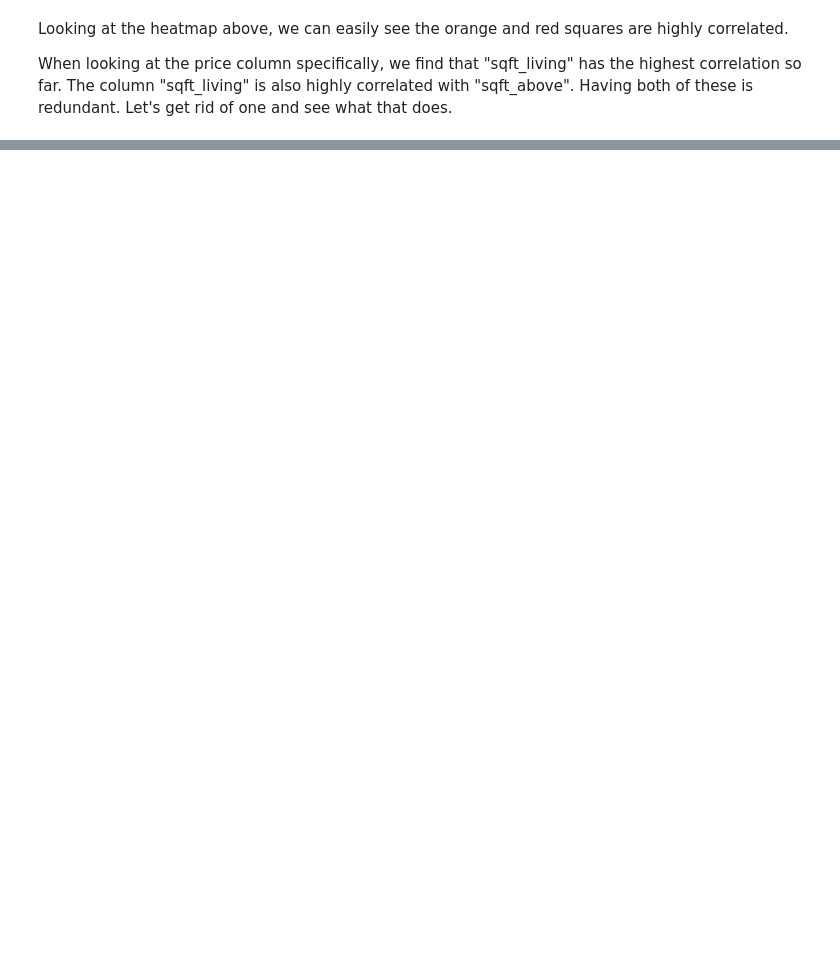
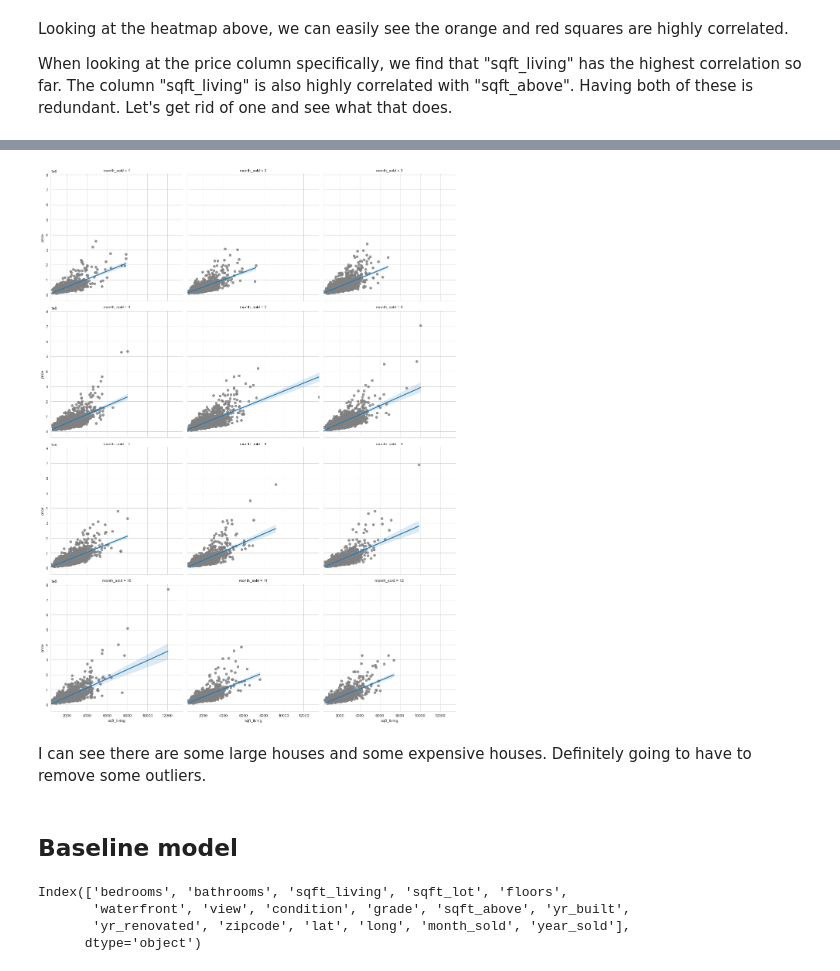
Before and after one commit to cassnutt/Housing_price_predictions, a Jupyter notebook: EDA Notebook.ipynb, the cells around one changed output, grey strips where cells are left out. Saved outputs shown, nothing was run; the diff lists cells and outputs as text; code cells hidden in the pictures; blank space fills up the shorter version.

Commit message:
more data cleaning and feature engineering

```diff
--- a/EDA Notebook.ipynb
+++ b/EDA Notebook.ipynb
@@ -347,0 +448,9 @@ plt.show()
+# %%
+g1 = sns.lmplot(x= 'sqft_living', y= 'price', data= df, col= 'month_sold',
+               col_wrap= 3, scatter_kws = {'color': 'gray'})
+# %% [output]
+[figure, added]
+# %% [markdown]
+I can see there are some large houses and some expensive houses. Definitely going to have to remove some outliers.
+# %% [markdown]
+## Baseline model
@@ -347,0 +460,11 @@ plt.show()
+# %%
+df1 = df.copy()
+outcome = 'price'
+x_cols = df1.drop(['price', 'id', 'sqft_basement', 'sqft_living15',
+                 'sqft_lot15'], axis= 1).columns
+x_cols
+# %% [output]
+Index(['bedrooms', 'bathrooms', 'sqft_living', 'sqft_lot', 'floors',
+       'waterfront', 'view', 'condition', 'grade', 'sqft_above', 'yr_built',
+       'yr_renovated', 'zipcode', 'lat', 'long', 'month_sold', 'year_sold'],
+      dtype='object')
```
Also changed, not shown: parts of 49 cells of this notebook.
